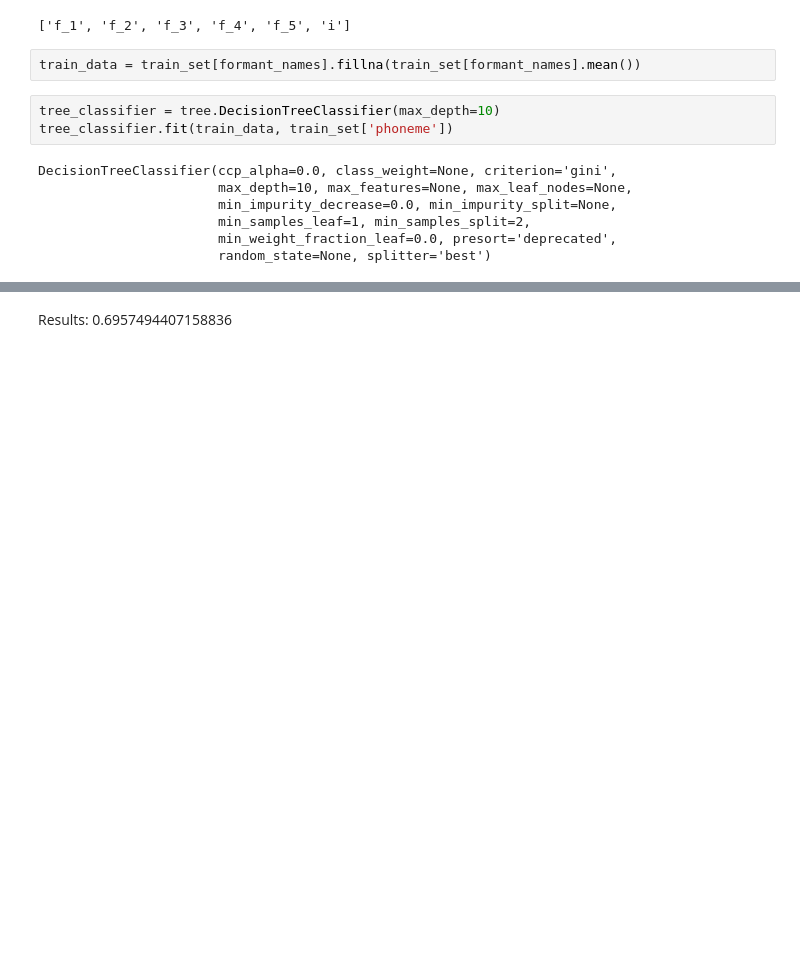
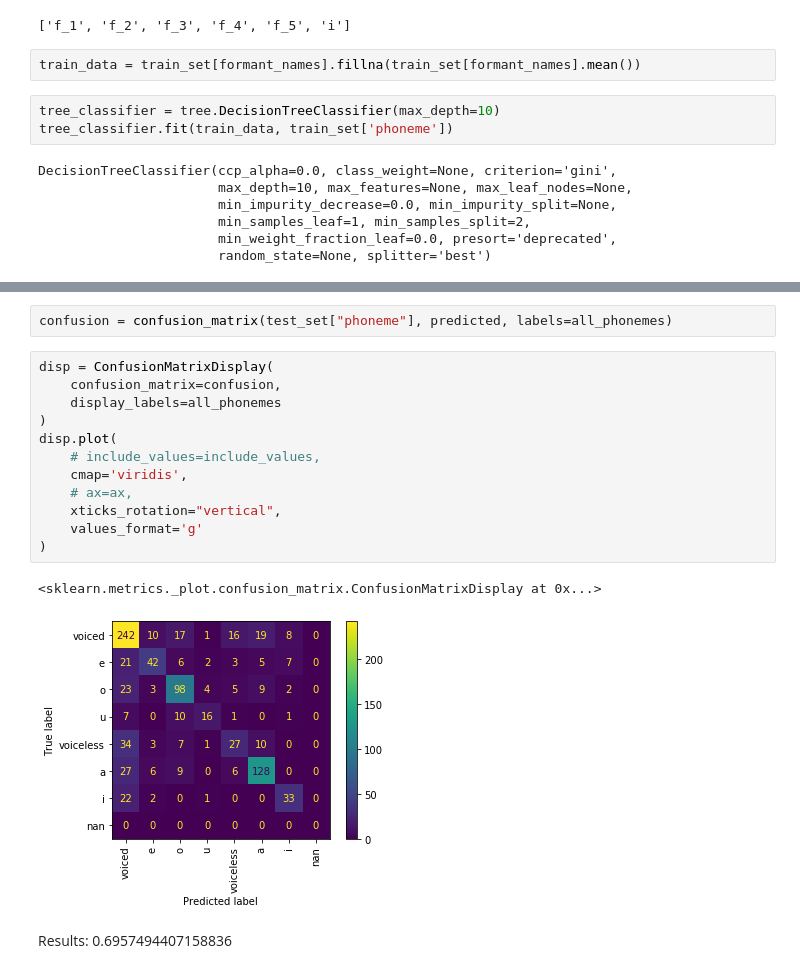
Before and after one commit to open-speech-org/python-speech-soa, a Jupyter notebook: 03_formants/08_desicion_trees_vowel_sound_soundless_consonants.ipynb, the cells around one changed output, grey strips where cells are left out. Saved outputs shown, nothing was run; the diff lists cells and outputs as text; blank space fills up the shorter version.

Commit message:
adding confussion_matrix

```diff
--- a/03_formants/08_desicion_trees_vowel_sound_soundless_consonants.ipynb
+++ b/03_formants/08_desicion_trees_vowel_sound_soundless_consonants.ipynb
@@ -104,3 +104,20 @@ score
+# %%
+confusion = confusion_matrix(test_set["phoneme"], predicted, labels=all_phonemes)
+# %%
+disp = ConfusionMatrixDisplay(
+    confusion_matrix=confusion,
+    display_labels=all_phonemes
+)
+disp.plot(
+    # include_values=include_values,
+    cmap='viridis',
+    # ax=ax,
+    xticks_rotation="vertical",
+    values_format='g'
+)
+# %% [output]
+<sklearn.metrics._plot.confusion_matrix.ConfusionMatrixDisplay at 0x...>
+[figure, added]
 # %% [markdown]
 Results: 0.6957494407158836
 # %%
```
Also changed, not shown: parts of 3 cells of this notebook.
